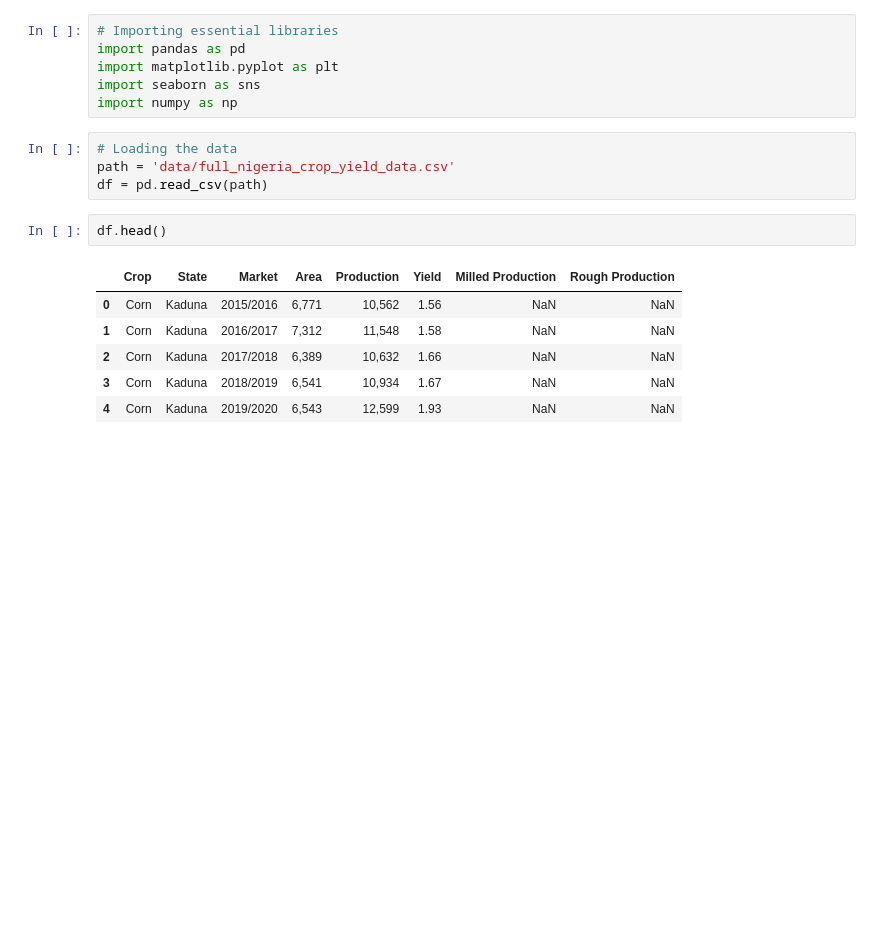
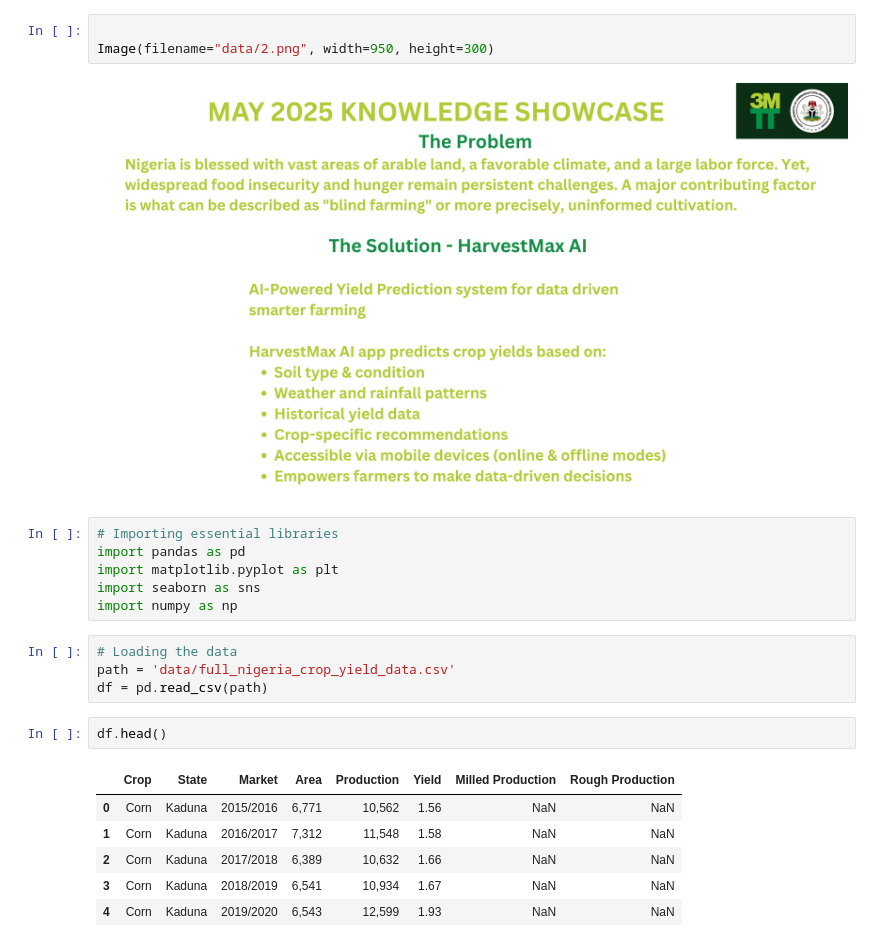
Before and after one commit to Auwal007/3MTT-Knowledge-Showcase, a Jupyter notebook: crop yield.ipynb, the cells around one changed output. Saved outputs shown, nothing was run; the diff lists cells and outputs as text; blank space fills up the shorter version.

```diff
--- a/crop yield.ipynb
+++ b/crop yield.ipynb
@@ -1,3 +7,8 @@
+# %%
+
+Image(filename="data/2.png", width=950, height=300)
+# %% [output]
+[figure, added]
 # %%
 # Importing essential libraries
 import pandas as pd
```
Also changed, not shown: parts of 1 cell of this notebook.
